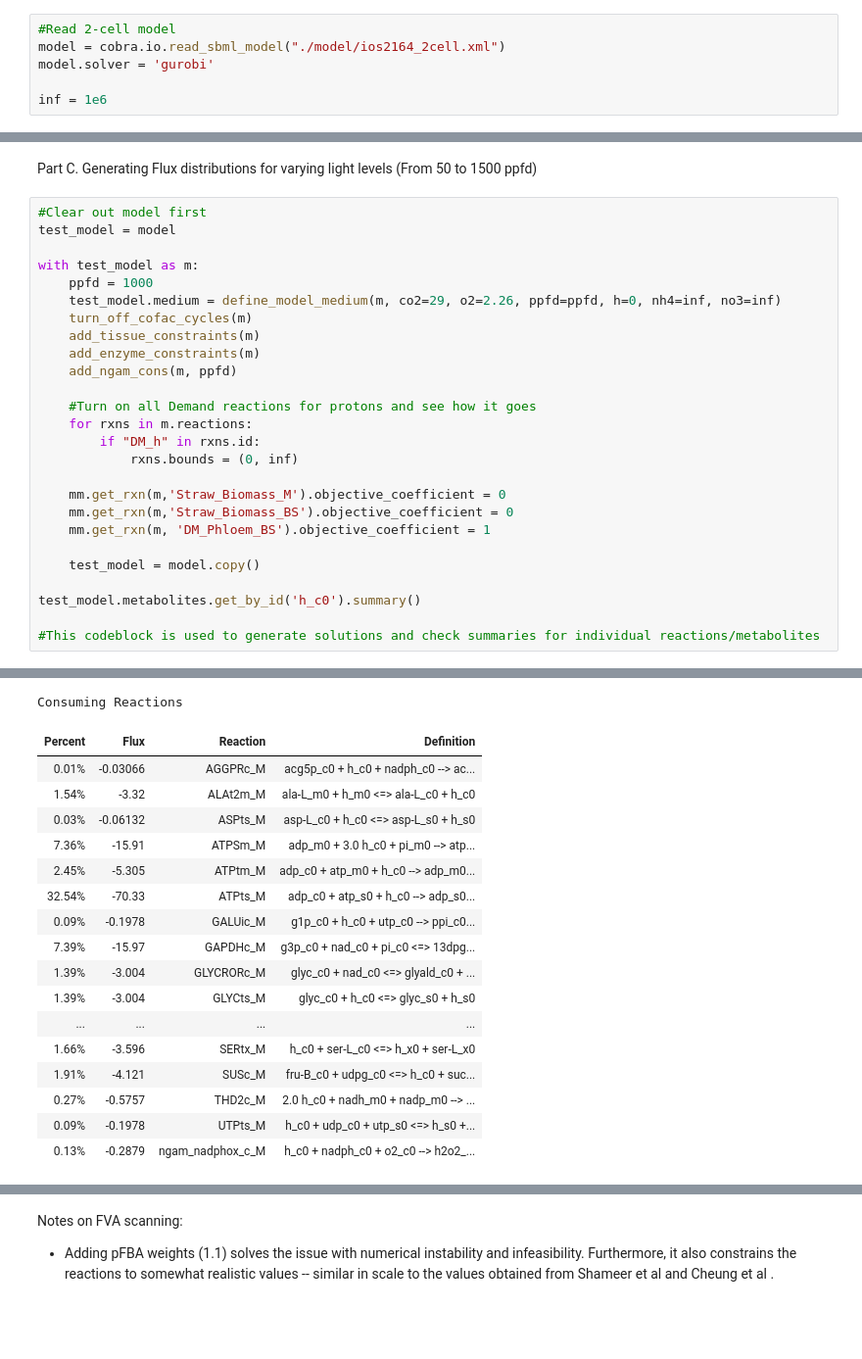
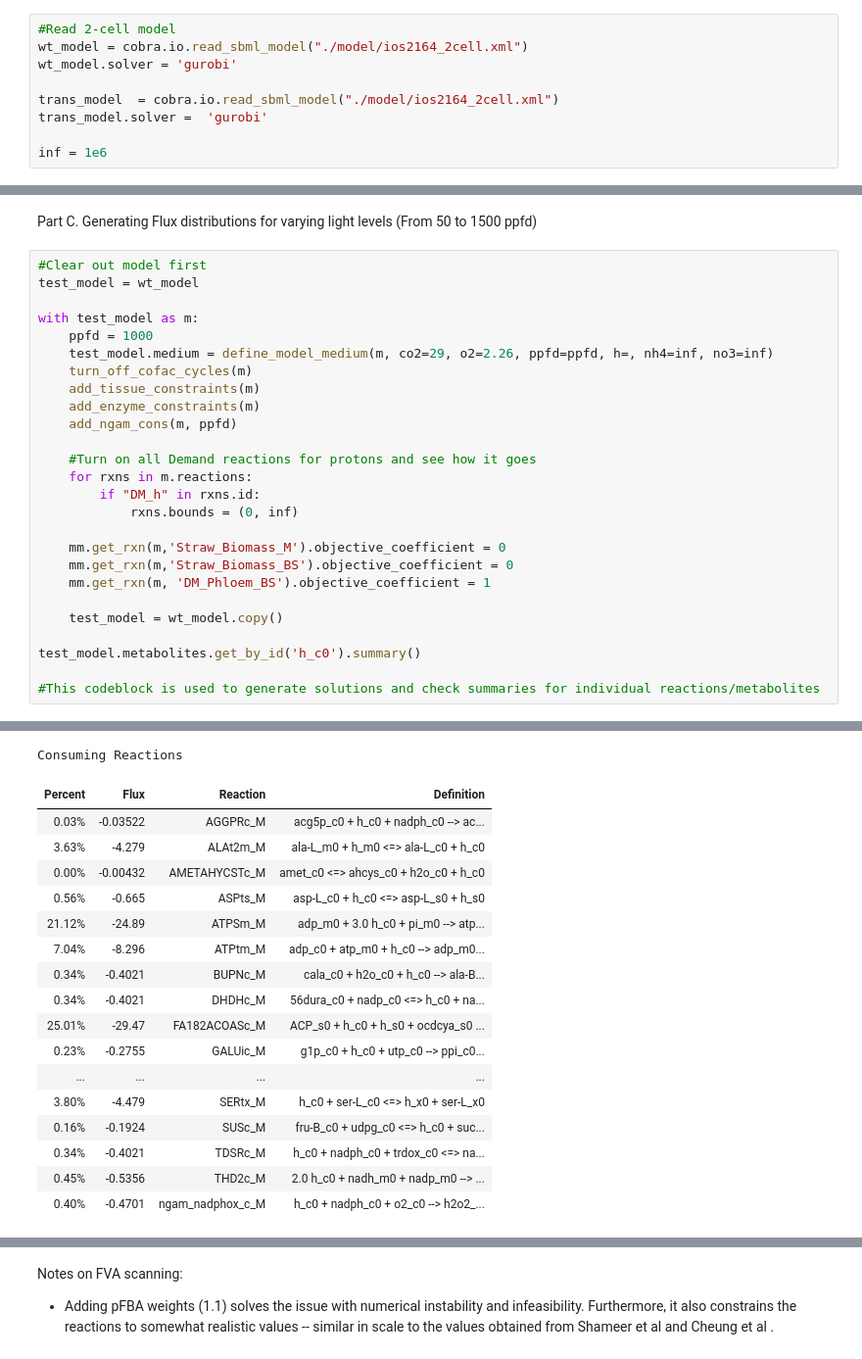
Before and after one commit to rtsantos3/RiceMM, a Jupyter notebook: Scripts/model_analysis/CO2 concentration 2-cell model.ipynb, the cells around one changed output, grey strips where cells are left out. Shown: that part at 98% size. Saved outputs shown, nothing was run; the diff lists cells and outputs as text; blank space fills up the shorter version.

Commit message:
Curating model for issues with H2O use

```diff
--- a/Scripts/model_analysis/CO2 concentration 2-cell model.ipynb
+++ b/Scripts/model_analysis/CO2 concentration 2-cell model.ipynb
@@ -38,8 +38,11 @@ Checklist:
 - Check WT FVA @ 1000 PPFD to check CO2 intake and base CO2 script from there.
 # %%
 #Read 2-cell model
-model = cobra.io.read_sbml_model("./model/ios2164_2cell.xml")
-model.solver = 'gurobi'
+wt_model = cobra.io.read_sbml_model("./model/ios2164_2cell.xml")
+wt_model.solver = 'gurobi'
+
+trans_model  = cobra.io.read_sbml_model("./model/ios2164_2cell.xml")
+trans_model.solver =  'gurobi'
 
 inf = 1e6
 # %% [output]
@@ -549,11 +552,11 @@ My approach would be to add two linear constraints corresponding to the WT and t
 Part C. Generating Flux distributions for varying light levels (From 50 to 1500 ppfd)
 # %%
 #Clear out model first
-test_model = model
+test_model = wt_model
 
 with test_model as m:
     ppfd = 1000
-    test_model.medium = define_model_medium(m, co2=29, o2=2.26, ppfd=ppfd, h=0, nh4=inf, no3=inf)
+    test_model.medium = define_model_medium(m, co2=29, o2=2.26, ppfd=ppfd, h=, nh4=inf, no3=inf)
     turn_off_cofac_cycles(m)
     add_tissue_constraints(m)
     add_enzyme_constraints(m)
@@ -568,7 +571,7 @@ with test_model as m:
     mm.get_rxn(m,'Straw_Biomass_BS').objective_coefficient = 0
     mm.get_rxn(m, 'DM_Phloem_BS').objective_coefficient = 1
 
-    test_model = model.copy()
+    test_model = wt_model.copy()
 
 test_model.metabolites.get_by_id('h_c0').summary()
 
@@ -600,21 +603,21 @@ Producing Reactions
 Consuming Reactions
 | Percent | Flux | Reaction | Definition |
-| 0.01% | -0.03066 | AGGPRc_M | acg5p_c0 + h_c0 + nadph_c0 --> ac... |
-| 1.54% | -3.32 | ALAt2m_M | ala-L_m0 + h_m0 <=> ala-L_c0 + h_c0 |
-| 0.03% | -0.06132 | ASPts_M | asp-L_c0 + h_c0 <=> asp-L_s0 + h_s0 |
-| 7.36% | -15.91 | ATPSm_M | adp_m0 + 3.0 h_c0 + pi_m0 --> atp... |
-| 2.45% | -5.305 | ATPtm_M | adp_c0 + atp_m0 + h_c0 --> adp_m0... |
-| 32.54% | -70.33 | ATPts_M | adp_c0 + atp_s0 + h_c0 --> adp_s0... |
-| 0.09% | -0.1978 | GALUic_M | g1p_c0 + h_c0 + utp_c0 --> ppi_c0... |
-| 7.39% | -15.97 | GAPDHc_M | g3p_c0 + nad_c0 + pi_c0 <=> 13dpg... |
-| 1.39% | -3.004 | GLYCRORc_M | glyc_c0 + nad_c0 <=> glyald_c0 + ... |
-| 1.39% | -3.004 | GLYCts_M | glyc_c0 + h_c0 <=> glyc_s0 + h_s0 |
+| 0.03% | -0.03522 | AGGPRc_M | acg5p_c0 + h_c0 + nadph_c0 --> ac... |
+| 3.63% | -4.279 | ALAt2m_M | ala-L_m0 + h_m0 <=> ala-L_c0 + h_c0 |
+| 0.00% | -0.00432 | AMETAHYCSTc_M | amet_c0 <=> ahcys_c0 + h2o_c0 + h_c0 |
+| 0.56% | -0.665 | ASPts_M | asp-L_c0 + h_c0 <=> asp-L_s0 + h_s0 |
+| 21.12% | -24.89 | ATPSm_M | adp_m0 + 3.0 h_c0 + pi_m0 --> atp... |
+| 7.04% | -8.296 | ATPtm_M | adp_c0 + atp_m0 + h_c0 --> adp_m0... |
+| 0.34% | -0.4021 | BUPNc_M | cala_c0 + h2o_c0 + h_c0 --> ala-B... |
+| 0.34% | -0.4021 | DHDHc_M | 56dura_c0 + nadp_c0 <=> h_c0 + na... |
+| 25.01% | -29.47 | FA182ACOASc_M | ACP_s0 + h_c0 + h_s0 + ocdcya_s0 ... |
+| 0.23% | -0.2755 | GALUic_M | g1p_c0 + h_c0 + utp_c0 --> ppi_c0... |
 | ... | ... | ... | ... |
-| 1.66% | -3.596 | SERtx_M | h_c0 + ser-L_c0 <=> h_x0 + ser-L_x0 |
-| 1.91% | -4.121 | SUSc_M | fru-B_c0 + udpg_c0 <=> h_c0 + suc... |
-| 0.27% | -0.5757 | THD2c_M | 2.0 h_c0 + nadh_m0 + nadp_m0 --> ... |
-| 0.09% | -0.1978 | UTPts_M | h_c0 + udp_c0 + utp_s0 <=> h_s0 +... |
-| 0.13% | -0.2879 | ngam_nadphox_c_M | h_c0 + nadph_c0 + o2_c0 --> h2o2_... |
+| 3.80% | -4.479 | SERtx_M | h_c0 + ser-L_c0 <=> h_x0 + ser-L_x0 |
+| 0.16% | -0.1924 | SUSc_M | fru-B_c0 + udpg_c0 <=> h_c0 + suc... |
+| 0.34% | -0.4021 | TDSRc_M | h_c0 + nadph_c0 + trdox_c0 <=> na... |
+| 0.45% | -0.5356 | THD2c_M | 2.0 h_c0 + nadh_m0 + nadp_m0 --> ... |
+| 0.40% | -0.4701 | ngam_nadphox_c_M | h_c0 + nadph_c0 + o2_c0 --> h2o2_... |
 # %%
 # This code block is to test whether a single iteration works. Maybe I should implement the kinetic constraints by Von Caemmerer to obtain proper
 #proper values? I think that would be a better approach, I think.
```
Also changed, not shown: parts of 9 cells of this notebook, 20 other files.
